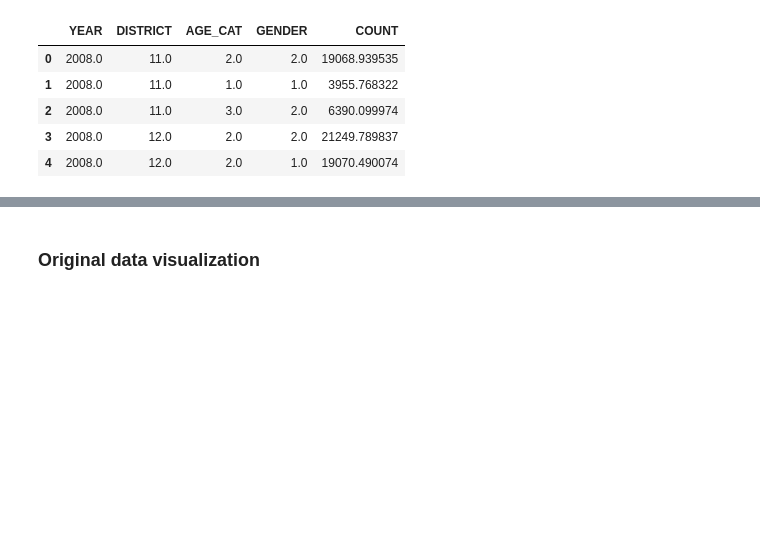
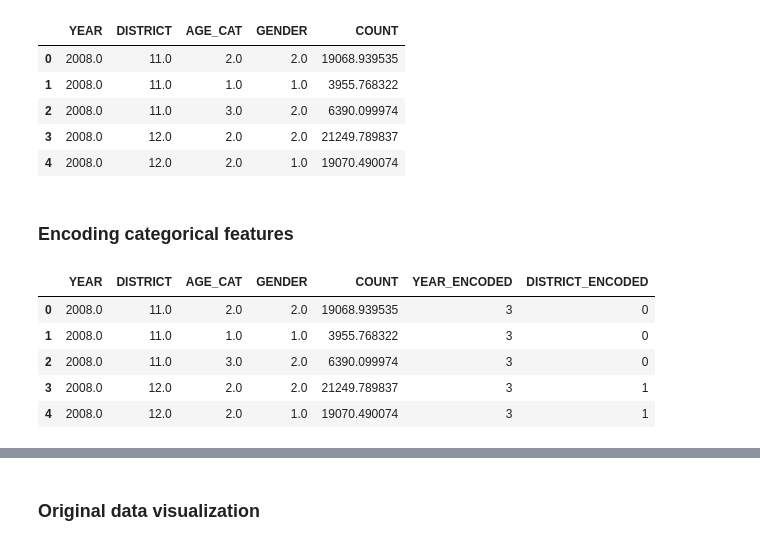
Before and after one commit to Virajana/Labour-Force1, a Jupyter notebook: trainers/under_employee.ipynb, the cells around one changed output, grey strips where cells are left out. Saved outputs shown, nothing was run; the diff lists cells and outputs as text; code cells hidden in the pictures; blank space fills up the shorter version.

```diff
--- a/trainers/under_employee.ipynb
+++ b/trainers/under_employee.ipynb
@@ -80,3 +80,5 @@ idf.head()
 | 2 | 2008.0 | 11.0 | 3.0 | 2.0 | 6390.099974 |
 | 3 | 2008.0 | 12.0 | 2.0 | 2.0 | 21249.789837 |
 | 4 | 2008.0 | 12.0 | 2.0 | 1.0 | 19070.490074 |
+# %% [markdown]
+### Encoding categorical features
@@ -82,0 +90,9 @@ idf.head()
+# %%
+idf.head()
+# %% [output]
+|  | YEAR | DISTRICT | AGE_CAT | GENDER | COUNT | YEAR_ENCODED | DISTRICT_ENCODED |
+| 0 | 2008.0 | 11.0 | 2.0 | 2.0 | 19068.939535 | 3 | 0 |
+| 1 | 2008.0 | 11.0 | 1.0 | 1.0 | 3955.768322 | 3 | 0 |
+| 2 | 2008.0 | 11.0 | 3.0 | 2.0 | 6390.099974 | 3 | 0 |
+| 3 | 2008.0 | 12.0 | 2.0 | 2.0 | 21249.789837 | 3 | 1 |
+| 4 | 2008.0 | 12.0 | 2.0 | 1.0 | 19070.490074 | 3 | 1 |
```
Also changed, not shown: parts of 20 cells of this notebook, 17 other files.
